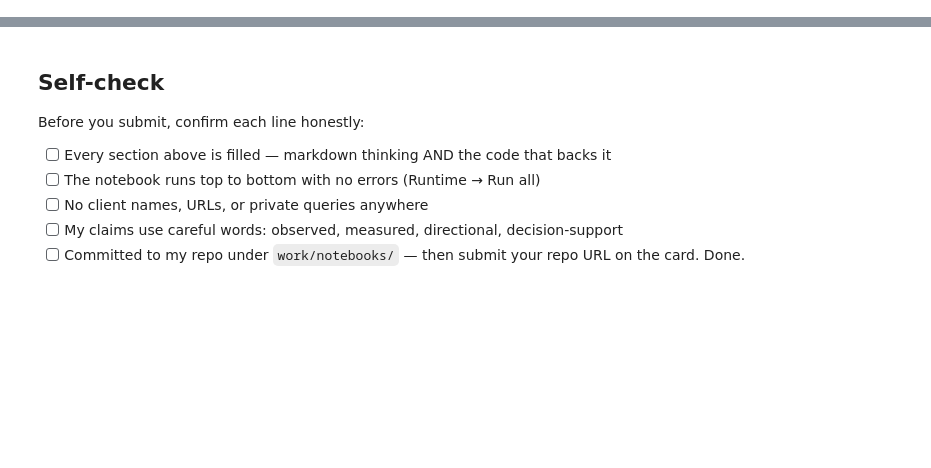
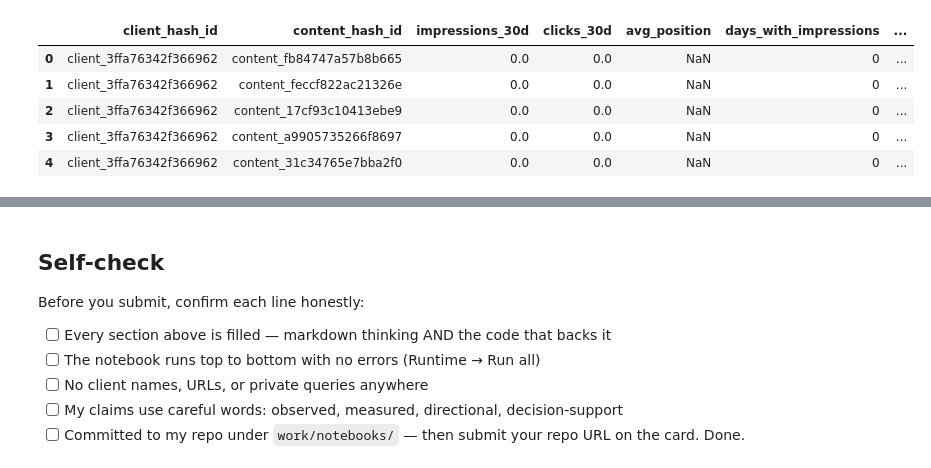
Before and after one commit to karthik-srivathsa-05/flyrank-ai, a Jupyter notebook: work/notebooks/w03_feature_leakage_check.ipynb, the cells around one changed output, grey strips where cells are left out. Drawn from its saved outputs; the diff is of its cells as text; code cells hidden in the pictures; blank space fills up the shorter version.

```diff
--- a/work/notebooks/w03_feature_leakage_check.ipynb
+++ b/work/notebooks/w03_feature_leakage_check.ipynb
@@ -36,0 +116,72 @@ This skeleton is yours to fill. Work the sections **in order** — each one has
+# %%
+feature_frame = con.sql(f"""
+WITH feb AS (
+    SELECT
+        client_hash_id,
+        content_hash_id,
+
+        SUM(COALESCE(gsc_impressions, 0)) AS impressions_30d,
+
+        SUM(COALESCE(gsc_clicks, 0)) AS clicks_30d,
+
+        AVG(gsc_avg_position) AS avg_position,
+
+        COUNT(
+            CASE
+                WHEN gsc_data_available IS TRUE
+                 AND COALESCE(gsc_impressions, 0) > 0
+                THEN 1
+            END
+        ) AS days_with_impressions
+
+    FROM {FACT_FEB}
+
+    WHERE report_date BETWEEN DATE '2026-02-01'
+                          AND DATE '2026-02-28'
+
+    GROUP BY
+        client_hash_id,
+        content_hash_id
+),
+
+content AS (
+    SELECT
+        client_hash_id,
+        content_hash_id,
+        content_updated_date
+    FROM {DIM_CONTENT}
+)
+
+SELECT
+    feb.client_hash_id,
+    feb.content_hash_id,
+
+    feb.impressions_30d,
+    feb.clicks_30d,
+    feb.avg_position,
+    feb.days_with_impressions,
+
+    CASE
+        WHEN content.content_updated_date IS NULL
+        THEN NULL
+        ELSE DATE_DIFF(
+            'day',
+            content.content_updated_date,
+            DATE '2026-02-28'
+        )
+    END AS days_since_last_update
+
+FROM feb
+
+LEFT JOIN content
+    ON feb.client_hash_id = content.client_hash_id
+    AND feb.content_hash_id = content.content_hash_id
+""").df()
+
+
+print("Feature frame created successfully.")
+print("Number of feature rows:", len(feature_frame))
+print("Number of columns:", len(feature_frame.columns))
+
+display(feature_frame.head())
+# %% [output]
@@ -36,0 +191,6 @@ This skeleton is yours to fill. Work the sections **in order** — each one has
+|  | client_hash_id | content_hash_id | impressions_30d | clicks_30d | avg_position | days_with_impressions | ... |
+| 0 | client_3ffa76342f366962 | content_fb84747a57b8b665 | 0.0 | 0.0 | NaN | 0 | ... |
+| 1 | client_3ffa76342f366962 | content_feccf822ac21326e | 0.0 | 0.0 | NaN | 0 | ... |
+| 2 | client_3ffa76342f366962 | content_17cf93c10413ebe9 | 0.0 | 0.0 | NaN | 0 | ... |
+| 3 | client_3ffa76342f366962 | content_a9905735266f8697 | 0.0 | 0.0 | NaN | 0 | ... |
+| 4 | client_3ffa76342f366962 | content_31c34765e7bba2f0 | 0.0 | 0.0 | NaN | 0 | ... |
```
Also changed, not shown: parts of 28 cells of this notebook.
